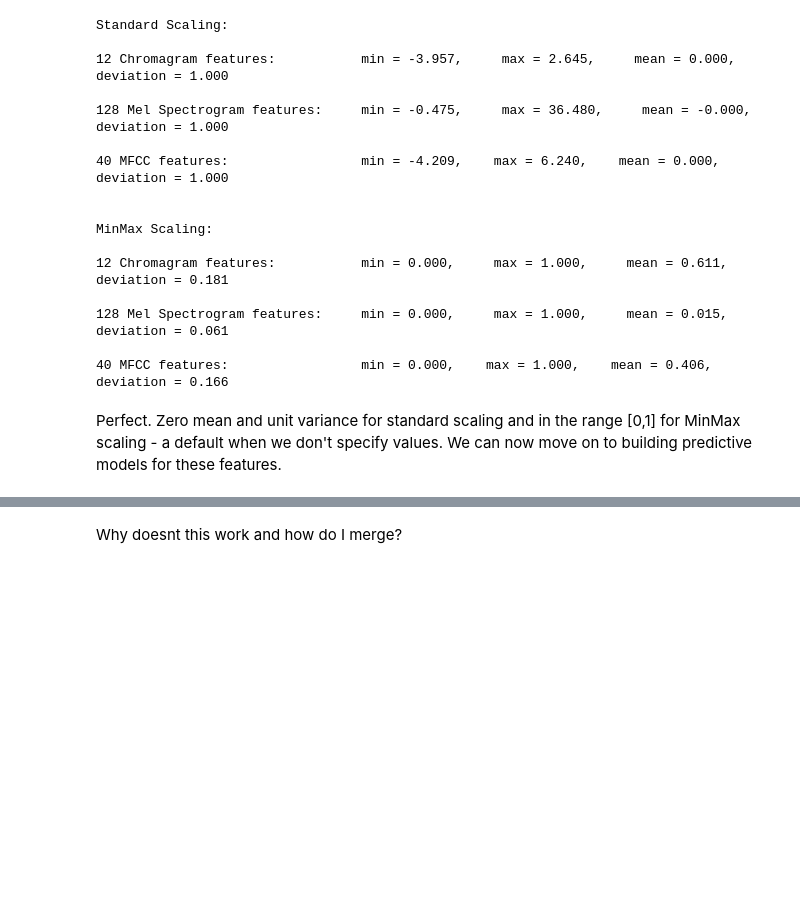
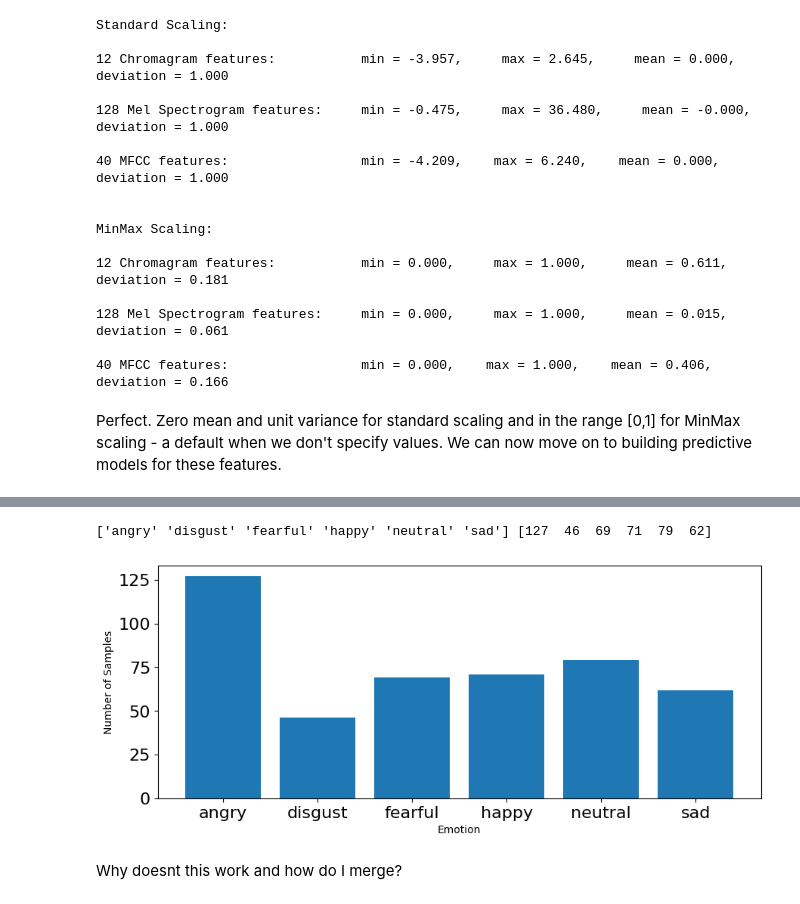
Before and after one commit to IAT-ExploringAI-2024/Week-2_Data_Preprocessing, a Jupyter notebook: Week_2_Data_Preprocessing.ipynb, the cells around one changed output, grey strips where cells are left out. Drawn from its saved outputs; the diff is of its cells as text; code cells hidden in the pictures; blank space fills up the shorter version.

```diff
--- a/Week_2_Data_Preprocessing.ipynb
+++ b/Week_2_Data_Preprocessing.ipynb
@@ -1068,15 +1070,19 @@ Numerical features extracted per sample: 535
 # %%
 # plot emotions
 plt.figure(figsize=(35,4))
 plt.subplot(1,3,1)
 #np.unique returns ordered list of unique elements and count of each element
 emotion_list, count = np.unique(emotions1, return_counts=True)
-plt.bar(x=range(7), height=count)
-plt.xticks(ticks=range(7), labels = [emotion for emotion in emotion_list],fontsize=10)
+print(emotion_list, count)
+plt.bar(x=range(6), height=count)
+plt.xticks(ticks=range(6), labels = [emotion for emotion in emotion_list],fontsize=10)
 plt.xlabel('Emotion')
 plt.tick_params(labelsize=16)
 plt.ylabel('Number of Samples')
 plt.show()
+# %% [output]
+['angry' 'disgust' 'fearful' 'happy' 'neutral' 'sad'] [127  46  69  71  79  62]
+[figure, added]
 # %% [markdown]
 Why doesnt this work and how do I merge?
 # %% [markdown]
```
Also changed, not shown: parts of 18 cells of this notebook.
